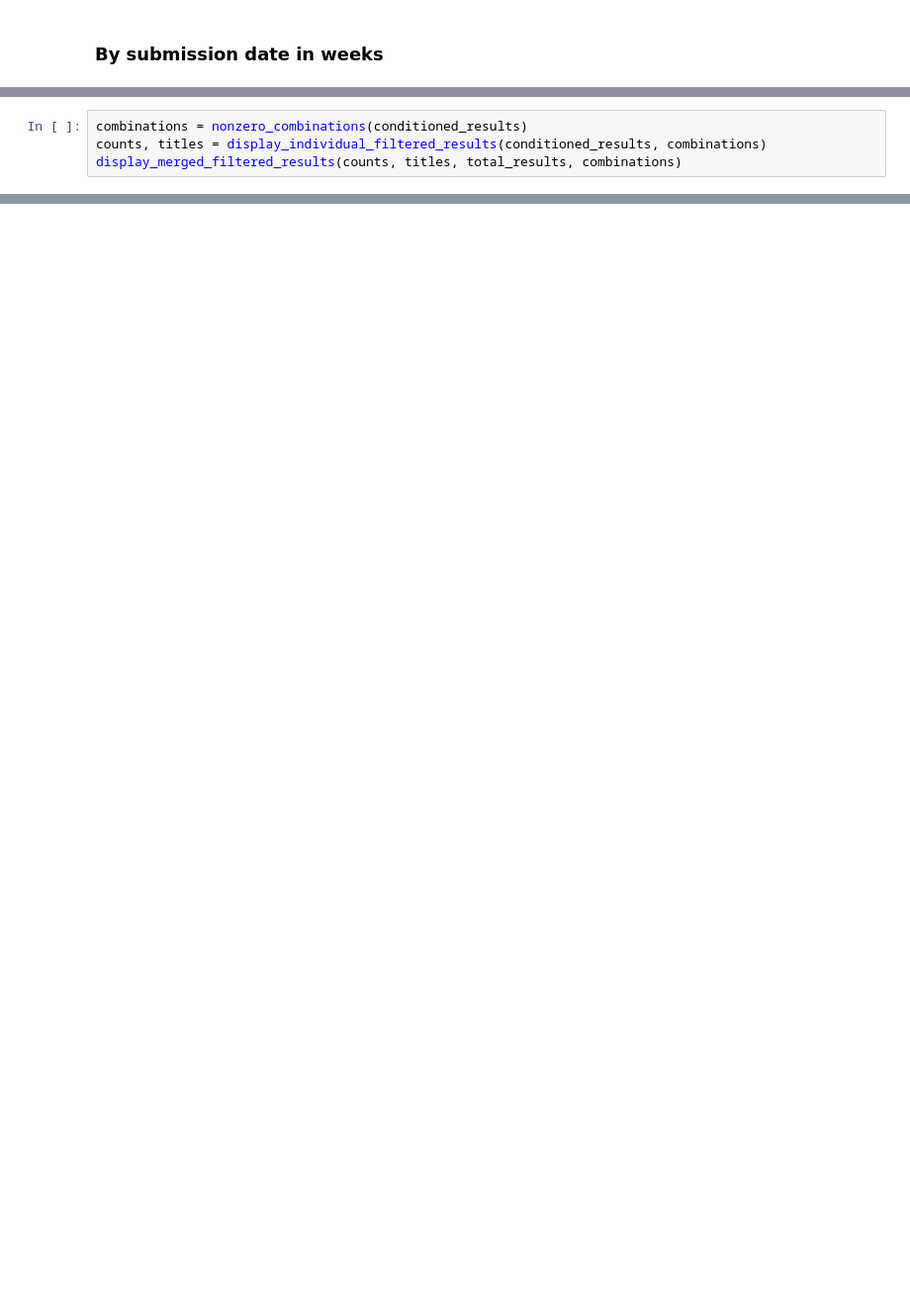
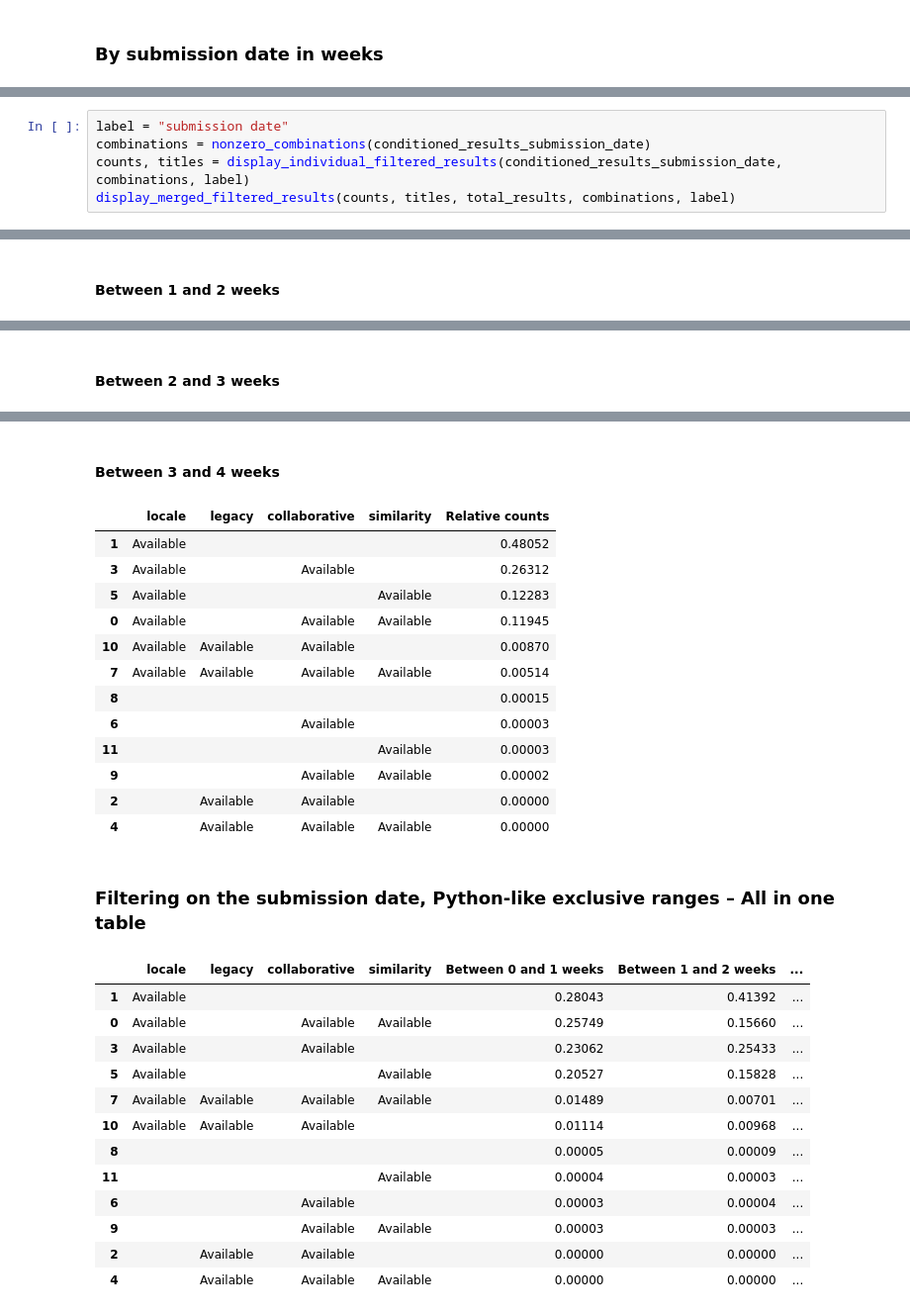
Before and after one commit to florian/taar-prototyping, a Jupyter notebook: evaluation.ipynb, the cells around one changed output, grey strips where cells are left out. Shown: that part at 99% size. Saved outputs shown, nothing was run; the diff lists cells and outputs as text; blank space fills up the shorter version.

Commit message:
Add analysis for the submission date

```diff
--- a/evaluation.ipynb
+++ b/evaluation.ipynb
@@ -456,4 +465,6 @@ display_merged_filtered_results(counts, titles, total_results, combinations)
 # %%
-combinations = nonzero_combinations(conditioned_results)
-counts, titles = display_individual_filtered_results(conditioned_results, combinations)
-display_merged_filtered_results(counts, titles, total_results, combinations)
+label = "submission date"
+combinations = nonzero_combinations(conditioned_results_submission_date)
+counts, titles = display_individual_filtered_results(conditioned_results_submission_date, combinations, label)
+display_merged_filtered_results(counts, titles, total_results, combinations, label)
+# %% [output]
@@ -459,0 +486 @@ display_merged_filtered_results(counts, titles, total_results, combinations)
+#### Between 1 and 2 weeks
@@ -459,0 +500 @@ display_merged_filtered_results(counts, titles, total_results, combinations)
+#### Between 2 and 3 weeks
@@ -459,0 +514,28 @@ display_merged_filtered_results(counts, titles, total_results, combinations)
+#### Between 3 and 4 weeks
+|  | locale | legacy | collaborative | similarity | Relative counts |
+| 1 | Available |  |  |  | 0.48052 |
+| 3 | Available |  | Available |  | 0.26312 |
+| 5 | Available |  |  | Available | 0.12283 |
+| 0 | Available |  | Available | Available | 0.11945 |
+| 10 | Available | Available | Available |  | 0.00870 |
+| 7 | Available | Available | Available | Available | 0.00514 |
+| 8 |  |  |  |  | 0.00015 |
+| 6 |  |  | Available |  | 0.00003 |
+| 11 |  |  |  | Available | 0.00003 |
+| 9 |  |  | Available | Available | 0.00002 |
+| 2 |  | Available | Available |  | 0.00000 |
+| 4 |  | Available | Available | Available | 0.00000 |
+### Filtering on the submission date, Python-like exclusive ranges – All in one table
+|  | locale | legacy | collaborative | similarity | Between 0 and 1 weeks | Between 1 and 2 weeks | ... |
+| 1 | Available |  |  |  | 0.28043 | 0.41392 | ... |
+| 0 | Available |  | Available | Available | 0.25749 | 0.15660 | ... |
+| 3 | Available |  | Available |  | 0.23062 | 0.25433 | ... |
+| 5 | Available |  |  | Available | 0.20527 | 0.15828 | ... |
+| 7 | Available | Available | Available | Available | 0.01489 | 0.00701 | ... |
+| 10 | Available | Available | Available |  | 0.01114 | 0.00968 | ... |
+| 8 |  |  |  |  | 0.00005 | 0.00009 | ... |
+| 11 |  |  |  | Available | 0.00004 | 0.00003 | ... |
+| 6 |  |  | Available |  | 0.00003 | 0.00004 | ... |
+| 9 |  |  | Available | Available | 0.00003 | 0.00003 | ... |
+| 2 |  | Available | Available |  | 0.00000 | 0.00000 | ... |
+| 4 |  | Available | Available | Available | 0.00000 | 0.00000 | ... |
```
Also changed, not shown: parts of 7 cells of this notebook.
